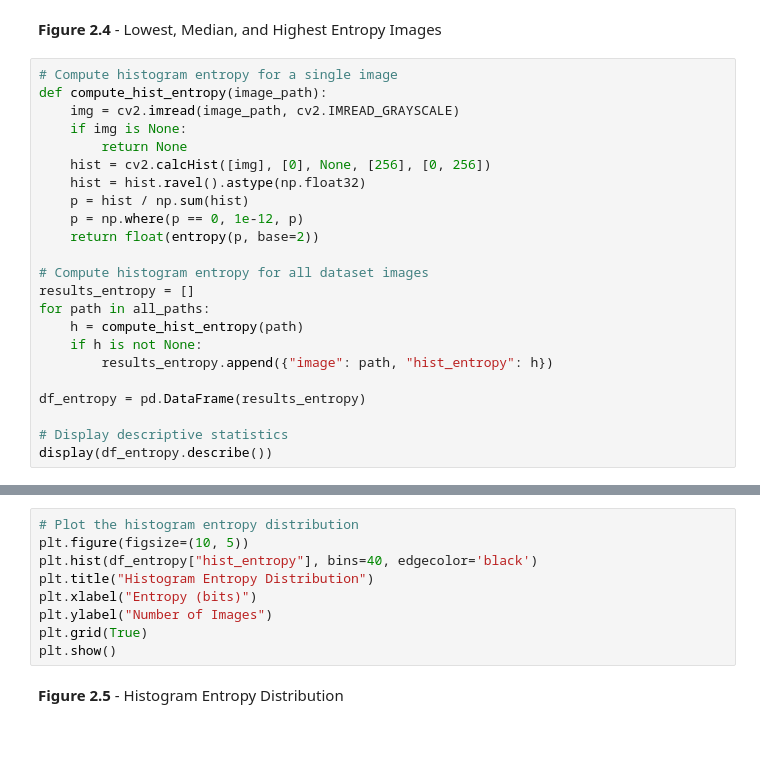
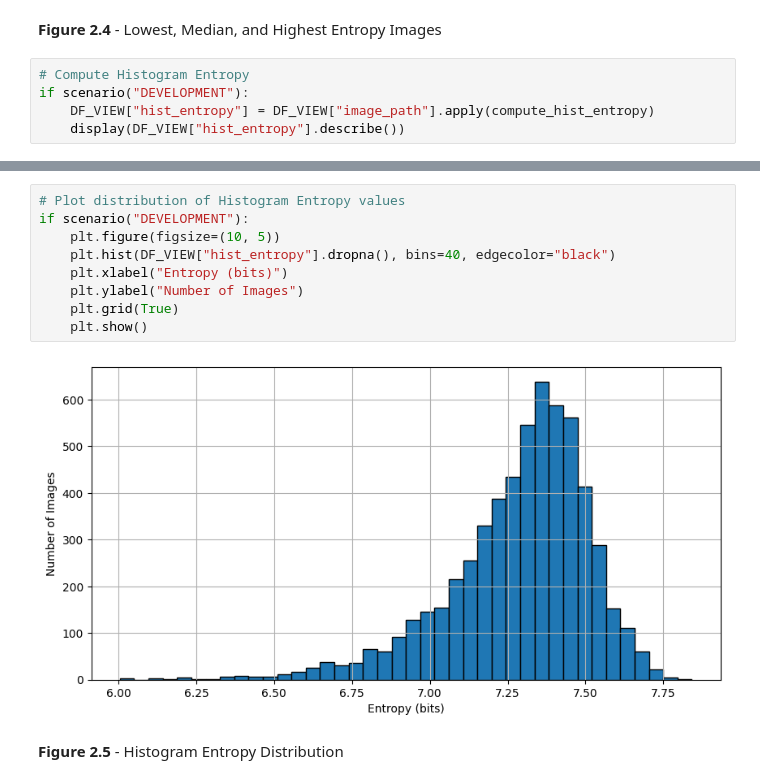
Before and after one commit to logus2k/apvc_p2, a Jupyter notebook: dl_for_cv_project2_v1.ipynb, the cells around one changed output, grey strips where cells are left out. Cells and saved outputs as stored; diff of their text form; blank space fills up the shorter version.

```diff
--- a/dl_for_cv_project2_v1.ipynb
+++ b/dl_for_cv_project2_v1.ipynb
@@ -436,25 +436,7 @@ if scenario("DEVELOPMENT"):
 # %% [markdown]
 **Figure 2.4** - Lowest, Median, and Highest Entropy Images
 # %%
-# Compute histogram entropy for a single image
-def compute_hist_entropy(image_path):
-	img = cv2.imread(image_path, cv2.IMREAD_GRAYSCALE)
-	if img is None:
-		return None
-	hist = cv2.calcHist([img], [0], None, [256], [0, 256])
-	hist = hist.ravel().astype(np.float32)
-	p = hist / np.sum(hist)
-	p = np.where(p == 0, 1e-12, p)
-	return float(entropy(p, base=2))
-
-# Compute histogram entropy for all dataset images
-results_entropy = []
-for path in all_paths:
-	h = compute_hist_entropy(path)
-	if h is not None:
-		results_entropy.append({"image": path, "hist_entropy": h})
-
-df_entropy = pd.DataFrame(results_entropy)
-
-# Display descriptive statistics
-display(df_entropy.describe())
+# Compute Histogram Entropy
+if scenario("DEVELOPMENT"):
+    DF_VIEW["hist_entropy"] = DF_VIEW["image_path"].apply(compute_hist_entropy)
+    display(DF_VIEW["hist_entropy"].describe())
@@ -461,12 +453,14 @@ display(df_entropy.describe())
 # %%
-# Plot the histogram entropy distribution
-plt.figure(figsize=(10, 5))
-plt.hist(df_entropy["hist_entropy"], bins=40, edgecolor='black')
-plt.title("Histogram Entropy Distribution")
-plt.xlabel("Entropy (bits)")
-plt.ylabel("Number of Images")
-plt.grid(True)
-plt.show()
+# Plot distribution of Histogram Entropy values
+if scenario("DEVELOPMENT"):
+    plt.figure(figsize=(10, 5))
+    plt.hist(DF_VIEW["hist_entropy"].dropna(), bins=40, edgecolor="black")
+    plt.xlabel("Entropy (bits)")
+    plt.ylabel("Number of Images")
+    plt.grid(True)
+    plt.show()
+# %% [output]
+[figure, added]
 # %% [markdown]
 **Figure 2.5** - Histogram Entropy Distribution
 # %% [markdown]
```
Also changed, not shown: parts of 4 cells of this notebook.
